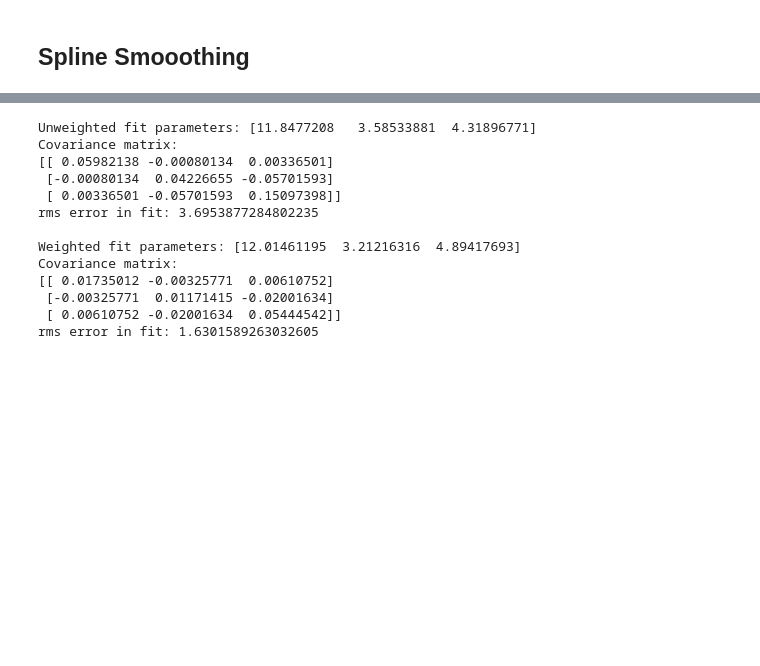
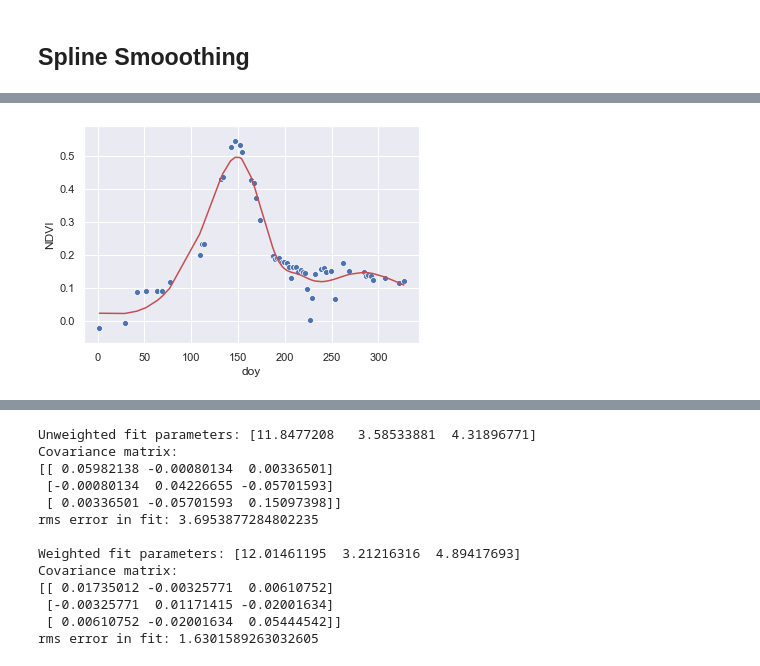
Before and after one commit to sunil21075/Ag, a Jupyter notebook: remote_sensing/python/Local_Jupyter_NoteBooks/0_smoothing.ipynb, the cells around one changed output, grey strips where cells are left out. Cells and saved outputs as stored; diff of their text form; code cells hidden in the pictures; blank space fills up the shorter version.

```diff
--- a/remote_sensing/python/Local_Jupyter_NoteBooks/0_smoothing.ipynb
+++ b/remote_sensing/python/Local_Jupyter_NoteBooks/0_smoothing.ipynb
@@ -284,0 +288,10 @@ Text(0.5, 1.0, 'Natural cubic spline with 7 degrees of freedom')
+# %%
+# ax = plt.gca()
+# grant_2018_first_field.plot(kind='line',x='doy',y='NDVI',ax=ax)
+# plt.show();
+sb.set();
+plot = sb.scatterplot(x="doy", y="NDVI", data=grant_2018_first_field)
+plot = plot.plot(X, y_hat, 'r', label="smoothing spline result");
+# plot = plot.set(title = 'NDVI in the first region in Grant county over 2018');
+# %% [output]
+[figure, added]
```
Also changed, not shown: parts of 10 cells of this notebook, 2 other files.
